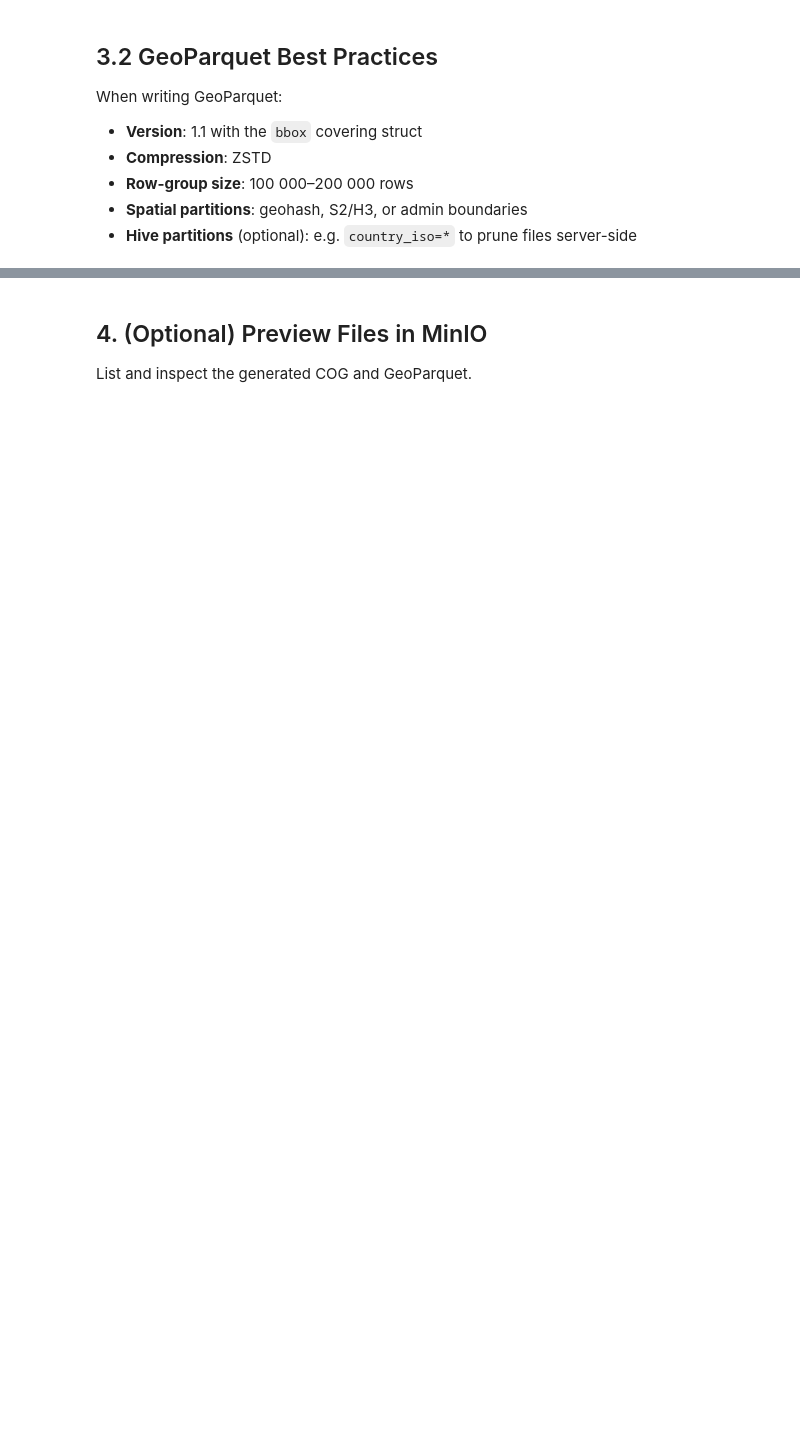
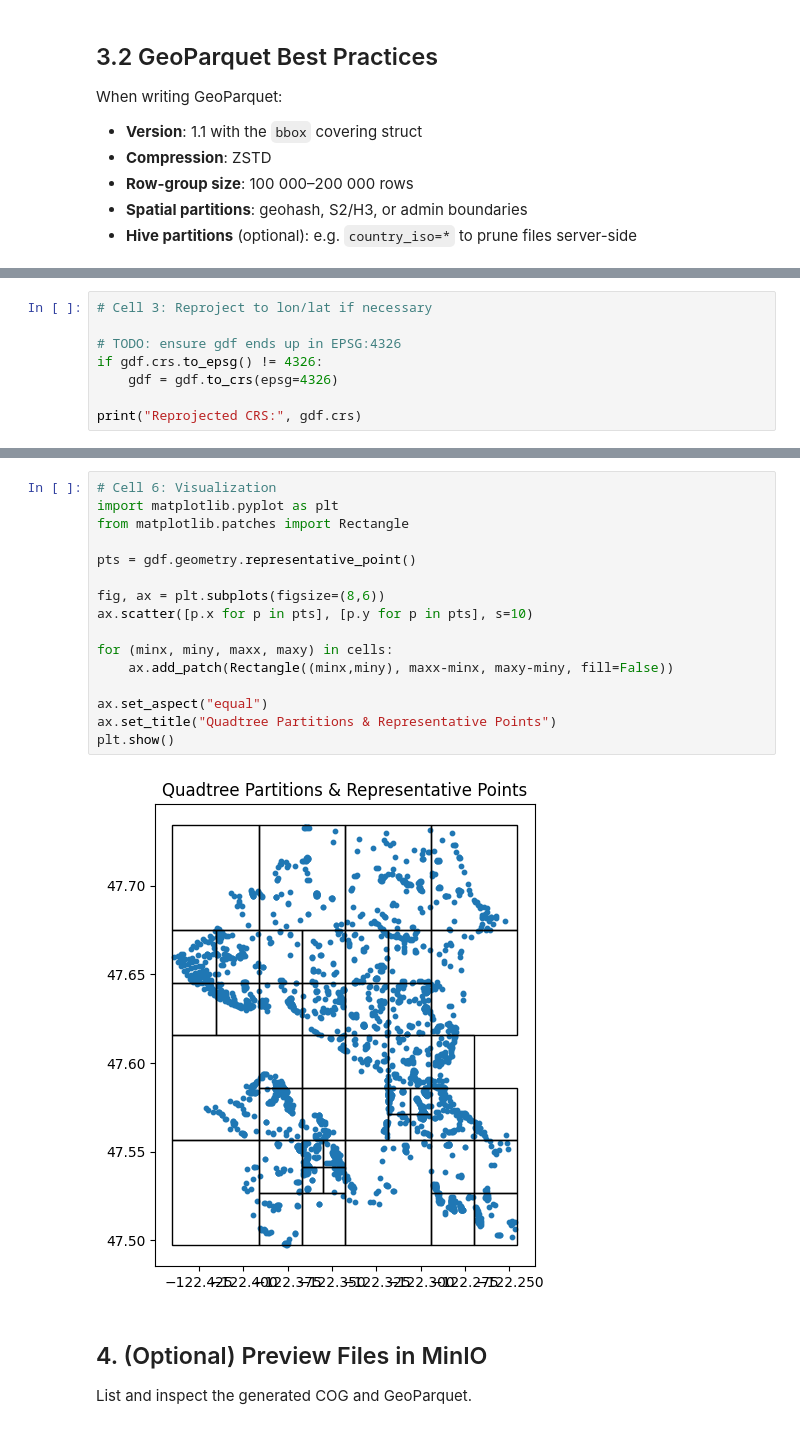
Before and after one commit to modern-gis/e1-cloud-native-files, a Jupyter notebook: notebook.ipynb, the cells around one changed output, grey strips where cells are left out. Saved outputs shown, nothing was run; the diff lists cells and outputs as text; blank space fills up the shorter version.

```diff
--- a/notebook.ipynb
+++ b/notebook.ipynb
@@ -149,0 +245,8 @@ print("GeoParquet written at", out_pq)
+# %%
+# Cell 3: Reproject to lon/lat if necessary
+
+# TODO: ensure gdf ends up in EPSG:4326
+if gdf.crs.to_epsg() != 4326:
+    gdf = gdf.to_crs(epsg=4326)
+
+print("Reprojected CRS:", gdf.crs)
@@ -150,3 +476,21 @@ print("GeoParquet written at", out_pq)
+# %%
+# Cell 6: Visualization
+import matplotlib.pyplot as plt
+from matplotlib.patches import Rectangle
+
+pts = gdf.geometry.representative_point()
+
+fig, ax = plt.subplots(figsize=(8,6))
+ax.scatter([p.x for p in pts], [p.y for p in pts], s=10)
+
+for (minx, miny, maxx, maxy) in cells:
+    ax.add_patch(Rectangle((minx,miny), maxx-minx, maxy-miny, fill=False))
+
+ax.set_aspect("equal")
+ax.set_title("Quadtree Partitions & Representative Points")
+plt.show()
+# %% [output]
+[figure, added]
 # %% [markdown]
 ## 4. (Optional) Preview Files in MinIO
 
```
Also changed, not shown: parts of 25 cells of this notebook, 6 other files.
